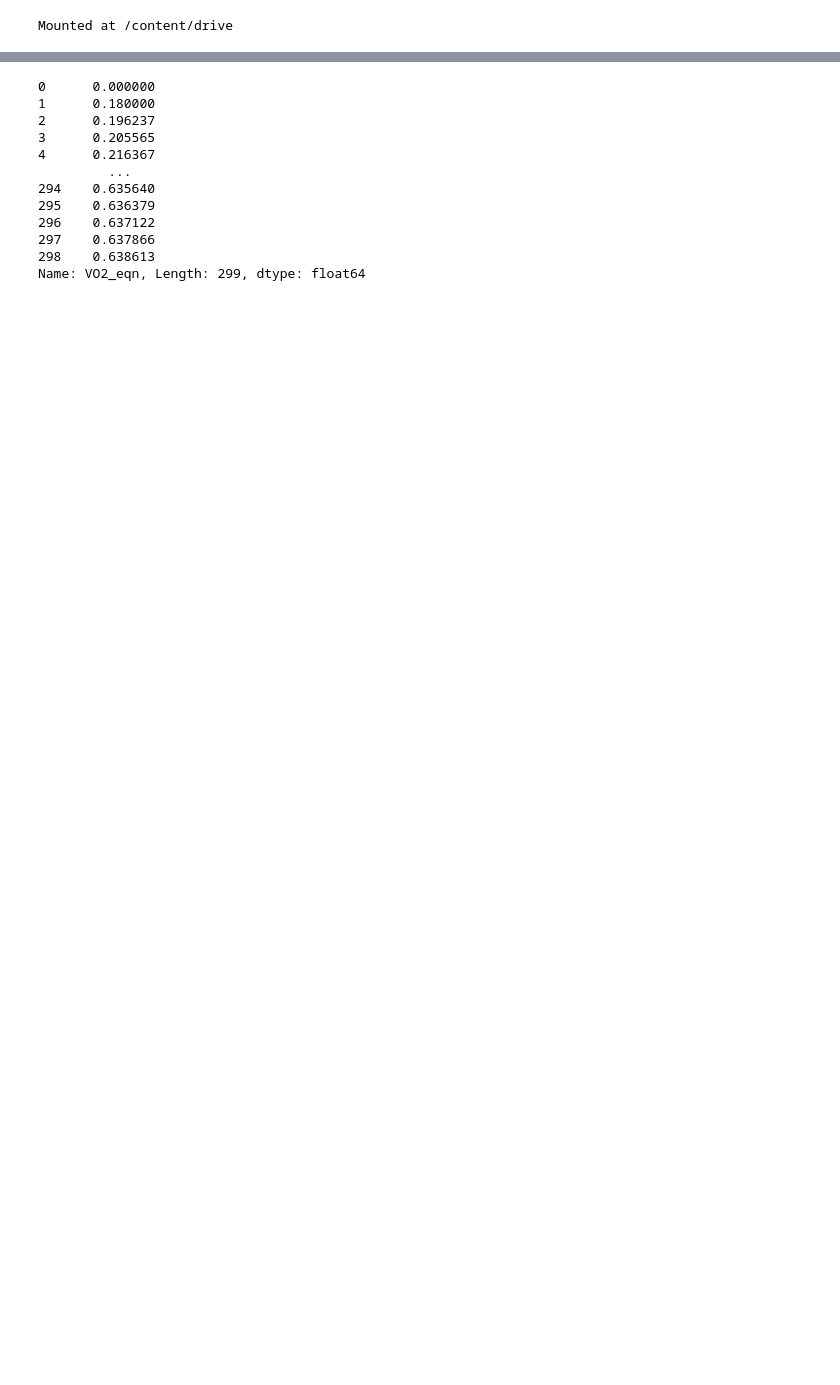
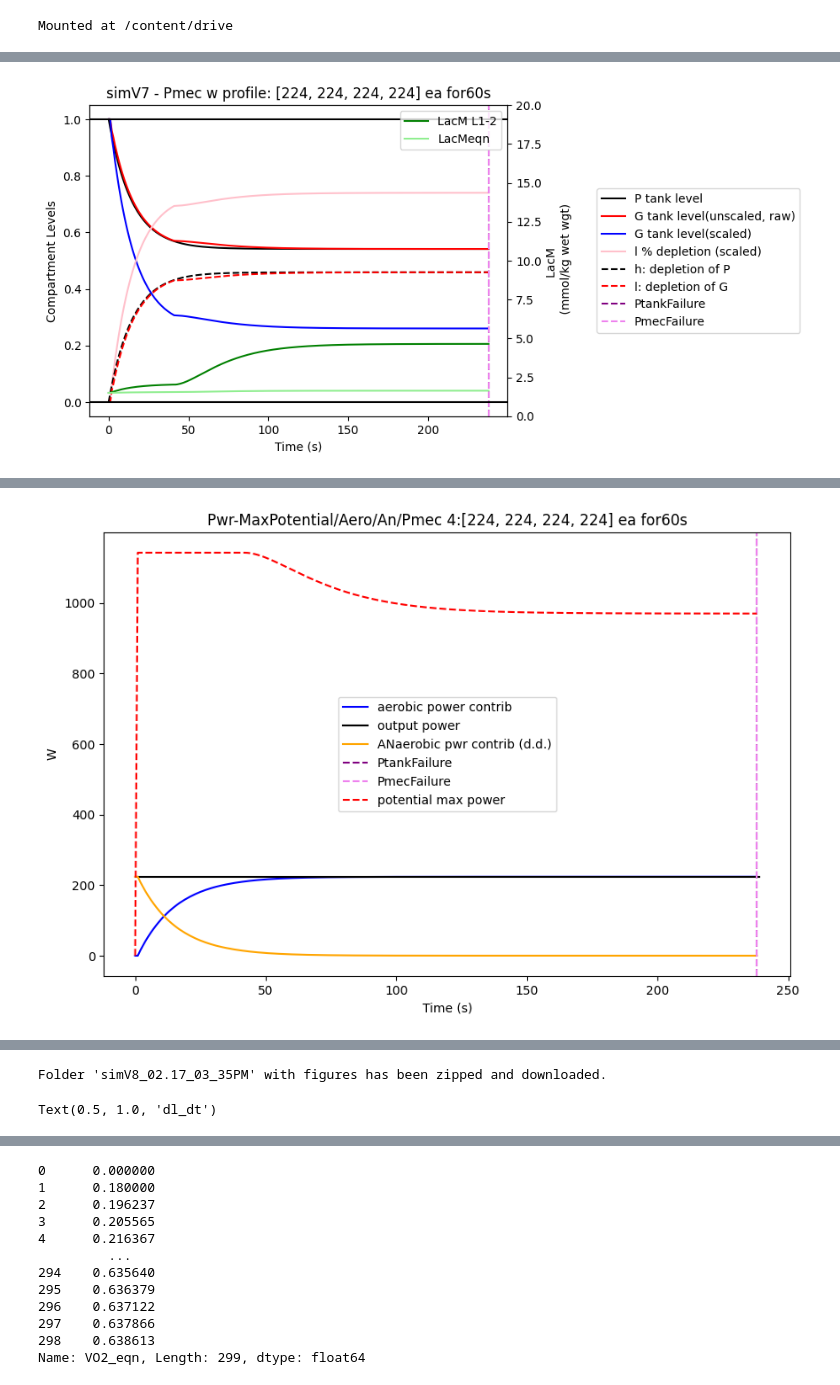
Before and after one commit to Emberflurry/Boillet_DT_Sim_v1, a Jupyter notebook: boilletmain_setup2_sanitized.ipynb, the cells around one changed output, grey strips where cells are left out. Cells and saved outputs as stored; diff of their text form; code cells hidden in the pictures; blank space fills up the shorter version.

```diff
--- a/boilletmain_setup2_sanitized.ipynb
+++ b/boilletmain_setup2_sanitized.ipynb
@@ -121,8 +121,12 @@ P_height = 1
 #numbers = [200,260,310,370]
 #numbers = [170,170,170,170]
 #numbers = [230,230]
-numbers = [400,500]
-reps=60
+#numbers = [400,500]
+#numbers = [170,210,250,280,320,400,500]
+numbers = [200,200,200]
+numbers = [224,224,224,224]
+#numbers = [295,295,295,295,295,295,295,295,295,295]
+reps = 60
 repeated_numbers = np.repeat(numbers, reps)
 repeated_list = repeated_numbers.tolist()
 duration = len(repeated_list)-1
@@ -133,22 +137,27 @@ C1=20.9 # J/ml energy/ml of oxygen, Fixed for now
 C2=100 #J/mmol joules/accum lac in muscle
 C3= 43.3 #J/mmol joules/PC stores in working muscles assuming all can be fully depleted (not true tech)
 dl_dt_init = 0 #given in suppP1
-df1 = pd.DataFrame(np.zeros((duration, 15)),
+df1 = pd.DataFrame(np.zeros((duration, 19)),
                    columns=['h', 'l', 'Pmec', 'Pphys', 'P', 'G','Po2','Pmaxtheo',
-                            'Failure',"G %(rel.)",'Lreal','LacM','LacM_eqn','VO2_eqn','VO2_eqn_adj'])
+                            'Failure',"G %(rel.)",'Lreal','LacM','LacM_eqn',
+                            'VO2_eqn','VO2_eqn_adj','l %(rel.)','LacM_lrel',
+                            'dl_dt','dh_dt'])
 df1.loc[0, 'h'] = h_init
 df1.loc[0, 'l'] = l_init
+df1.loc[0,'l %(rel.)'] = l_init #fix to relative?
 df1.loc[0, 'P'] = 1  #P init full
 df1.loc[0, 'G'] = 1  #G init empty
 df1.loc[0,'G %(rel.)'] = 1
 df1.loc[0,'Lreal'] = l_init #full capillary.
 df1.loc[0,'LacM'] = 1.5 #see main p6 for biopsy determ. 1.5mmol/kg wet wgt at rest TODO: make more indiv?
 df1.loc[0,'LacM_eqn'] = 1.5 #see main p6 for biopsy determ. 1.5mmol/kg wet wgt at rest TODO: make more indiv?
+df1.loc[0,'LacM_lrel'] = 1.5
 dt=1 #second
 variable_pwr = True
-global t_fail, t_fail_maxpwr
+global t_fail, t_fail_maxpwr, t_failcurVmax
 t_fail = 0
 t_fail_maxpwr = 0
+t_failcurVmax = 0
 
 pheight = 5
 pwidth = 10
@@ -178,16 +187,15 @@ for i in range(1, duration):
     h_prev = df1.loc[i-1, 'h']
     l_prev = df1.loc[i-1, 'l']
     Pmec = repeated_list[i] / 1000 #conv raw W power profile to kJ/sec
-    Pphys = Pmec / param_c1['eta']
-    VO2 = min(MO * (h_prev / (1 - phi)), MO) #from suppP2. power from O2 alone. # AKA: D_(O->P)
-    #print('VO2 kJ/s',VO2)
-    df1.loc[i,'Po2']=VO2 * 1000 * eta
-    Pmax_theo_t = MP
+    Pphys = Pmec / param_c1['eta'] # in kJ/sec of demand.
+    VO2 = min(MO * (h_prev / (1 - phi)), MO) # kJ/sec, from suppP2. power from O2 alone. # AKA: D_(O->P)
+    df1.loc[i,'Po2']=VO2 * 1000 * eta #effective Pmec from current O2, in Watts (J/sec)
+    Pmax_theo_t = MP # kJ/sec, physiological power, NOT MECHANICAL
     if l_prev > theta: #from indicator fn suppP1
       Pmax_theo_t = Pmax_theo_t * ((1 - lamb - l_prev)/(1-lamb-theta))
     elif l_prev <= theta:
       Pmax_theo_t = Pmax_theo_t * ((1 - lamb - theta)/(1-lamb-theta))
-    df1.loc[i,'Pmaxtheo'] = Pmax_theo_t * 1000 * param_c1['eta']
+    df1.loc[i,'Pmaxtheo'] = Pmax_theo_t * 1000 * param_c1['eta'] # in Watts (J/sec)
 
 
     #TODO: add checks to make sure fluxes dont exceed MG/MR/MO etc
@@ -205,7 +213,7 @@ for i in range(1, duration):
         elif abs(MR*unsc_dl_dt) <= hG * AG: #NOT going to go up cap
           dl_dt = MR*unsc_dl_dt / AG #unscdl should b neg, so dldt should b neg.
       else:
-        print('unsc_dl_dt neg, err w fluid lvl rel2 capillary-UP')
+        print('unsc_dl_dt neg, error w/ fluid lvl relative to capillary-UP')
 
     elif unsc_dl_dt >= 0: #positive dl, G heading DOWN, gov by MG
       if l_prev >= theta: #fluid lvl alr down in Gtank, dl gov. by AG
@@ -220,14 +228,16 @@ for i in range(1, duration):
         elif abs(MG*unsc_dl_dt) <= hT * AT: #NOT going to go down to Gtank
           dl_dt = MG*unsc_dl_dt / AT #unscdl should b pos, so dldt should b
       else:
-        print('unsc_dl_dt pos, err w fluid lvl rel2 capillary-DOWN')
+        print('unsc_dl_dt pos, error w/ fluid lvl relative to capillary-DOWN')
     else:
-      print('unsc_dl_dt err ugh mcfuckus')
+      print('unsc_dl_dt error - other')
 
+    df1.loc[i,'dl_dt'] = dl_dt
     #doesnt work check units ig????? FIX TODO HELP
     #wrong bc of signage errors: #dh_dt = -(Pphys - VO2 - abs(unsc_dl_dt)) / AP #see paper deriv backside. needs unscl for volume apples to apples.
     #TODO FIX dl_dt SCALING - figure out flux equiv???: i think wrong v: bc dldt is not a "volume" (kJ/sec) like the other quantities
     dh_dt = (Pphys - VO2 - dl_dt) / AP #my deriv see paper diag. dV_G = - dl/dt?
+    df1.loc[i,'dh_dt'] = dh_dt
     #print('dh_dt',dh_dt)
     # if (h_prev + (dh_dt * dt)) > P_height or (h_prev + (dh_dt * dt)) <0:
     #   #break #ignore print for now
@@ -241,6 +251,7 @@ for i in range(1, duration):
     df1.loc[i, 'P'] = 1-df1.loc[i, 'h']
     df1.loc[i, 'G'] = 1-df1.loc[i, 'l']
     df1.loc[i, 'G %(rel.)'] = (df1.loc[i, 'G'] - lamb) / (1-lamb)
+    df1.loc[i, 'l %(rel.)'] = 1-df1.loc[i, 'G %(rel.)']
     df1.loc[i, 'VO2_eqn'] = df1.loc[i-1, 'VO2_eqn'] + ( (1/C1)* (MO/(1-phi)) * dl_dt)  + ((1/C1)*1000*(df1.loc[i, 'Pphys'] - df1.loc[i-1, 'Pphys']))
     #*C1*60*eta #VO2 evol in L3. should be now in W (mechanical/effective)
     df1.loc[i,'VO2_eqn_adj'] = df1.loc[i, 'VO2_eqn'] *60 #ml O2 per minute
@@ -253,18 +264,32 @@ for i in range(1, duration):
     P_curr = df1.loc[i, 'P']
     G_curr = df1.loc[i, 'G']
     G_rel_curr = df1.loc[i, 'G %(rel.)']
+    l_rel_curr = df1.loc[i,'l %(rel.)']
+    l_rel_prev = df1.loc[i-1,'l %(rel.)']
+    dl_dt_rel = l_rel_curr - l_rel_prev
+    #Pmax_theo_t_curr = df1.loc[i,'Pmaxtheo']
+
+    ATcor = 11
+    AGcor = 28.5
+    #AGadd = .05
 
     # Determine dLacM/dt based on the lactate dynamics
     if l_prev <= theta:  # Below LT1
-        dLacM_dt = (1 / C2) * dl_dt * AT
+        #dLacM_dt = (1 / C2) * dl_dt * AT
+        dLacM_dt = (1 / C2) * dl_dt * AT * ATcor
     elif theta < l_prev <= (1 - lamb):  # Between LT1 and Pcrit
-        dLacM_dt = (1 / C2) * dl_dt * AG
+        dLacM_dt = (1 / C2) * dl_dt * AG * AGcor
     else:  # Above Pcrit (Severe Work Rate)
-        dLacM_dt = (1 / C2) * dl_dt * AG  # Same scaling but no equilibrium
+        dLacM_dt = (1 / C2) * dl_dt * AG * AGcor # Same scaling but no equilibrium
     # Update lactate levels
     df1.loc[i, 'LacM'] = max(0, df1.loc[i - 1, 'LacM'] + (dLacM_dt * dt))
     df1.loc[i, 'LacM_eqn'] = 1.5 + (1/C2)*(l_curr*AT) if l_curr <= theta else 1.5 + (1/C2)*((l_curr-theta)*AG + theta*AT) # to check. for eqn 12 on supp p1
     #deprecated in favor of ^ # df1.loc[i, 'LacM'] = 1/C2*l_curr*AG  #TODO CHECK pemdas VALID??? THIS ONLY VALID FOR L3 (heavy work rate p2 supp)
+    #df1.loc[i,'LacM_lrel'] = 1.5 + (1/C2) * dl_dt_rel * AT if l_curr <= theta else 1.5 + (1/C2) * (dl_dt_rel * AG + dl_dt_rel * AT)
+    if l_curr <= theta:
+      df1.loc[i,'LacM_lrel'] = 1.5 + (1/C2) * l_rel_curr * AT
+    else:
+      df1.loc[i,'LacM_lrel'] = 1.5 + (1/C2) * (l_rel_curr * AG + l_rel_curr * AT)
 
     if i > 1:
       if 1-df1.loc[i, 'h'] == 0: #failure to complete exercise when P = 0 = empty
@@ -276,6 +301,11 @@ for i in range(1, duration):
         if t_fail_maxpwr == 0:
           t_fail_maxpwr = i
           print('Pmec failure at t=',t_fail_maxpwr,'s, @',repeated_list[i],'W')
+    if i>1:
+      if Pmec_curr > df1.loc[i,'Pmaxtheo']:
+        if t_failcurVmax == 0:
+          t_failcurVmax = i
+          print('Pmec V Pmaxtheo failure at t=',t_failcurVmax,'s, @',repeated_list[i],'W')
     frames = duration
     pheight = 5
     pwidth = 10
@@ -341,12 +371,17 @@ if t_fail == 0:
 if t_fail_maxpwr == 0:
   t_fail_maxpwr = duration-1
   print("Pmec failure not reached, assigned at t=",t_fail_maxpwr,'s')
+if t_failcurVmax == 0:
+  t_failcurVmax = duration-1
+  print("Pmec V Pmaxtheo failure not reached, assigned at t=",t_failcurVmax,'s')
 
 fig1,ax1 = plt.subplots()
 fig1.figsize=(10, 5)
 ax1.plot( df1['P'], label='P tank level',color='black')
 ax1.plot( df1['G'], label='G tank level(unscaled, raw)', color='red')
 ax1.plot( df1['G %(rel.)'], label='G tank level(scaled)', color='blue')
+ax1.plot(df1['l %(rel.)'],label='l % depletion (scaled)',color='pink')
+#ax1.plot(df1['LacM_lrel'],label='Lac fr relDep',color='purple')
 ax1.plot( df1['h'], label='h: depletion of P', color='black',linestyle='--')
 ax1.plot( df1['l'], label='l: depletion of G', color='red',linestyle='--')
 ax1.axvline(t_fail, linestyle='--', color='purple', label='PtankFailure')
@@ -363,7 +398,7 @@ ax1.set_title(tanktitletext)
 ax2=ax1.twinx()
 ax2.plot(df1['LacM'],label='LacM L1-2',color='green')
 ax2.plot(df1['LacM_eqn'],label='LacMeqn',color='lightgreen')
-ax2.set_ylim(0,15)
+ax2.set_ylim(0,20)
 ax2.set_ylabel('LacM \n (mmol/kg wet wgt)')
 ax2.legend()
 fig1.savefig(tank_filename)
@@ -408,7 +443,4 @@ shutil.make_archive(output_folder, 'zip', output_folder)
 from google.colab import files
 files.download(zip_filename)
 print(f"Folder '{folder_name}' with figures has been zipped and downloaded.")
-
-plt.figure()
-plt.plot(df1['VO2_eqn_adj'],color='purple',label='VO2 pwr from L3 eqn')
 # %% [output]
@@ -416,0 +451 @@ Current Time = 02.16_04_58PM
+[figure, added]
@@ -416,0 +466 @@ Current Time = 02.16_04_58PM
+[figure, added]
@@ -416,0 +469,2 @@ Current Time = 02.16_04_58PM
+Folder 'simV8_02.17_03_35PM' with figures has been zipped and downloaded.
+Text(0.5, 1.0, 'dl_dt')
```
Also changed, not shown: parts of 9 cells of this notebook.
